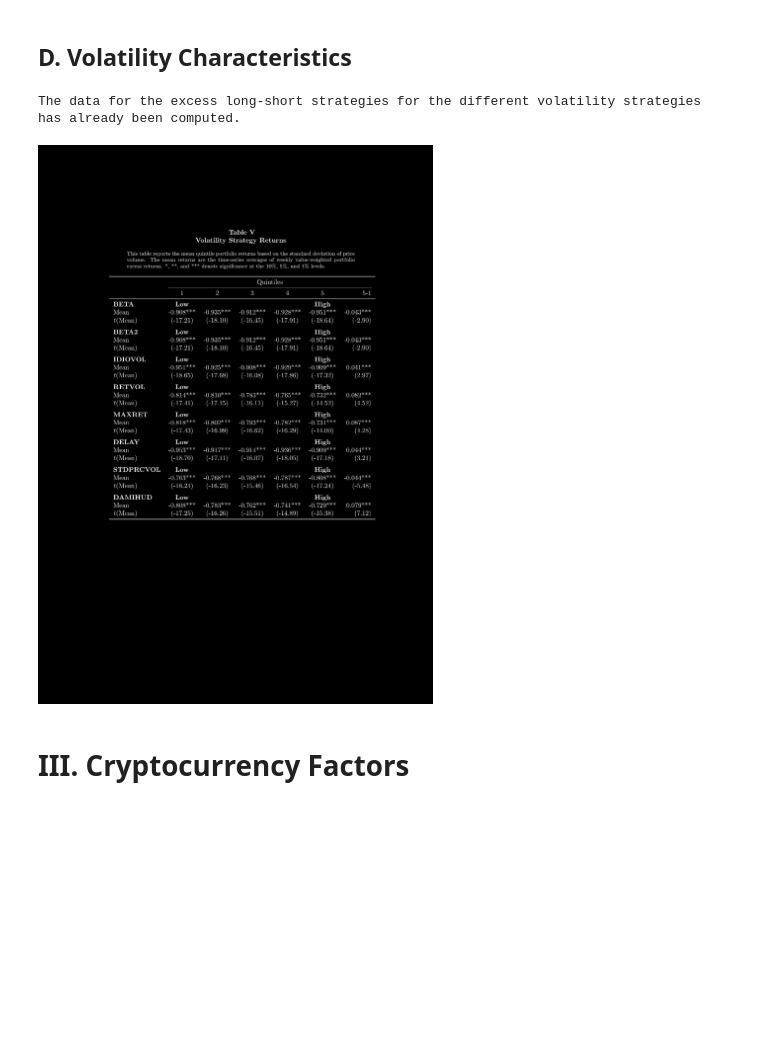
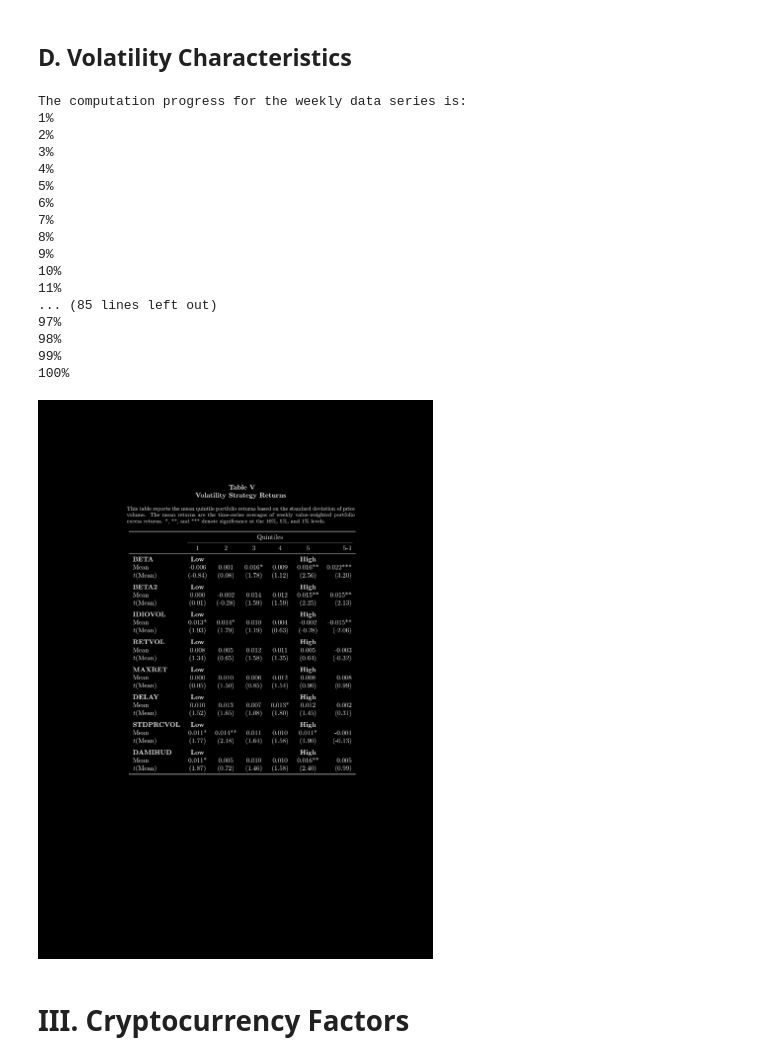
Before and after one commit to MarcGehring97/Crypto-Currency-Asset-Pricing, a Jupyter notebook: main.ipynb, the cells around one changed output. Drawn from its saved outputs; the diff is of its cells as text; code cells hidden in the pictures; blank space fills up the shorter version.

```diff
--- a/main.ipynb
+++ b/main.ipynb
@@ -196,24 +212,24 @@ ethereum_weekly_returns = weekly_returns_data[weekly_returns_data["coin_id"] ==
 
 year_and_week = (market_weekly_returns.index.isocalendar().year + market_weekly_returns.index.isocalendar().week / 52).tolist()
 
-market_weekly_returns["market_index"] = (1 + market_weekly_returns["market_excess_return"]).cumprod()
+market_weekly_returns["market_index"] = (1 + market_weekly_returns["market_return"]).cumprod()
 # setting the first value of return_index to 1
 market_weekly_returns.loc[market_weekly_returns.index == market_weekly_returns.index.min(), "market_index"] = 1
 # imputing missing index values with the last non-missing value
 market_weekly_returns["market_index"] = market_weekly_returns["market_index"].fillna(method='ffill')
 market_index = market_weekly_returns["market_index"].tolist()
 
-bitcoin_weekly_returns["bitcoin_index"] = (1 + bitcoin_weekly_returns["return"]).cumprod()
+bitcoin_weekly_returns["bitcoin_index"] = (1 + bitcoin_weekly_returns["old_return"]).cumprod()
 bitcoin_weekly_returns.loc[bitcoin_weekly_returns.index == bitcoin_weekly_returns.index.min(), "bitcoin_index"] = 1
 bitcoin_weekly_returns["bitcoin_index"] = bitcoin_weekly_returns["bitcoin_index"].fillna(method='ffill')
 bitcoin_index = bitcoin_weekly_returns["bitcoin_index"].tolist()
 
-ripple_weekly_returns["ripple_index"] = (1 + ripple_weekly_returns["return"]).cumprod()
+ripple_weekly_returns["ripple_index"] = (1 + ripple_weekly_returns["old_return"]).cumprod()
 ripple_weekly_returns.loc[ripple_weekly_returns.index == ripple_weekly_returns.index.min(), "ripple_index"] = 1
 ripple_weekly_returns["ripple_index"] = ripple_weekly_returns["ripple_index"].fillna(method='ffill')
 ripple_index = ripple_weekly_returns["ripple_index"].tolist()
 
-ethereum_weekly_returns["ethereum_index"] = (1 + ethereum_weekly_returns["return"]).cumprod()
+ethereum_weekly_returns["ethereum_index"] = (1 + ethereum_weekly_returns["old_return"]).cumprod()
 ethereum_weekly_returns.loc[ethereum_weekly_returns.index == ethereum_weekly_returns.index.min(), "ethereum_index"] = 1
 ethereum_weekly_returns["ethereum_index"] = ethereum_weekly_returns["ethereum_index"].fillna(method='ffill')
 ethereum_index = ethereum_weekly_returns["ethereum_index"].tolist()
@@ -280,7 +296,7 @@ if not os.path.exists(directory + "/quintile_size_data.csv"):
     for size_characteristic in ["log_market_cap", "log_price", "log_max_price", "age"]:
         quintile_returns_data = helpers.quintile_returns(weekly_returns_data, size_characteristic)
         # subtracting the risk-free rate from every column of quintile returns
-        quintile_returns_data = quintile_returns_data.sub(quintile_data["DGS1MO"], axis=0)
+        quintile_returns_data = quintile_returns_data.sub(quintile_data["RF"], axis=0)
         quintile_data = pd.concat([quintile_data, quintile_returns_data], axis=1)
         # computing the returns of the long-short strategy
         quintile_data[size_characteristic + "_long_short"] = np.where(quintile_data[size_characteristic + "_q1"].isna(), quintile_data[size_characteristic + "_q5"], quintile_data[size_characteristic + "_q5"] - quintile_data[size_characteristic + "_q1"])
@@ -346,7 +362,7 @@ if not os.path.exists(directory + "/quintile_momentum_data.csv"):
         # here we can use the quintile function for the past returns
         quintile_returns_data = helpers.quintile_returns(weekly_returns_data, momentum_return_series)
         # subtracting the risk-free rate from every column of quintile returns
-        quintile_returns_data = quintile_returns_data.sub(quintile_data["DGS1MO"], axis=0)
+        quintile_returns_data = quintile_returns_data.sub(quintile_data["RF"], axis=0)
         quintile_data = pd.concat([quintile_data, quintile_returns_data], axis=1)
         # computing the return of the long-short strategy
         quintile_data[momentum_return_series + "_long_short"] = np.where(quintile_data[momentum_return_series + "_q1"].isna(), quintile_data[momentum_return_series + "_q5"], quintile_data[momentum_return_series + "_q5"] - quintile_data[momentum_return_series + "_q1"])
@@ -401,7 +417,7 @@ if not os.path.exists(directory + "/quintile_volume_data.csv"):
         # here we can use the quintile function for the past returns
         quintile_returns_data = helpers.quintile_returns(weekly_returns_data, volume_measure)
         # subtracting the risk-free rate from every column of quintile returns
-        quintile_returns_data = quintile_returns_data.sub(quintile_data["DGS1MO"], axis=0)
+        quintile_returns_data = quintile_returns_data.sub(quintile_data["RF"], axis=0)
         quintile_data = pd.concat([quintile_data, quintile_returns_data], axis=1)
         # computing the returns of the long-short strategy
         quintile_data[volume_measure + "_long_short"] = np.where(quintile_data[volume_measure + "_q1"].isna(), quintile_data[volume_measure + "_q5"], quintile_data[volume_measure + "_q5"] - quintile_data[volume_measure + "_q1"])
@@ -445,7 +461,7 @@ if not os.path.exists(directory + "/weekly_returns_volatility_data.csv"):
     daily_trading_data["return"] = daily_trading_data.groupby("coin_id", group_keys=False)["return"].transform(lambda x: x.loc[x.first_valid_index():].fillna(x.mean()))
     # computing the excess returns of the daily data
     number_unique_coins = daily_trading_data["coin_id"].nunique()
-    daily_trading_data = daily_trading_data.assign(risk_free_rate=np.tile(risk_free_rate_daily_data["DGS1MO"].values, number_unique_coins))
+    daily_trading_data = daily_trading_data.assign(risk_free_rate=np.tile(risk_free_rate_daily_data["RF"].values, number_unique_coins))
     daily_trading_data = daily_trading_data.assign(excess_return=daily_trading_data["return"] - daily_trading_data["risk_free_rate"])
     # computing the daily excess crypto market factor
     market_return = daily_trading_data.groupby(daily_trading_data.index, group_keys=False).apply(lambda x: (x["return"]*x["market_cap"]).sum()/x["market_cap"].sum())
@@ -455,11 +471,11 @@ if not os.path.exists(directory + "/weekly_returns_volatility_data.csv"):
     daily_trading_data = daily_trading_data.assign(market_excess_return=daily_trading_data["market_return"] - daily_trading_data["risk_free_rate"])
     # computing the market return factor lagged by 1 day
     daily_trading_data = daily_trading_data.assign(market_lagged_one_day=np.tile(market_return.shift(1).values, number_unique_coins))
-    daily_trading_data = daily_trading_data.assign(risk_free_lagged_one_day=np.tile(risk_free_rate_daily_data["DGS1MO"].shift(1).values, number_unique_coins))
+    daily_trading_data = daily_trading_data.assign(risk_free_lagged_one_day=np.tile(risk_free_rate_daily_data["RF"].shift(1).values, number_unique_coins))
     daily_trading_data = daily_trading_data.assign(market_lagged_one_day=daily_trading_data["market_lagged_one_day"] - daily_trading_data["risk_free_lagged_one_day"])
     # computing the market return facotr lagged by 2 days
     daily_trading_data = daily_trading_data.assign(market_lagged_two_days=np.tile(market_return.shift(2).values, number_unique_coins))
-    daily_trading_data = daily_trading_data.assign(risk_free_lagged_two_days=np.tile(risk_free_rate_daily_data["DGS1MO"].shift(2).values, number_unique_coins))
+    daily_trading_data = daily_trading_data.assign(risk_free_lagged_two_days=np.tile(risk_free_rate_daily_data["RF"].shift(2).values, number_unique_coins))
     daily_trading_data = daily_trading_data.assign(market_lagged_two_days=daily_trading_data["market_lagged_two_days"] - daily_trading_data["risk_free_lagged_two_days"])
     # filling in the missing values with last known value
     date_range = pd.date_range(start=start_date, end=end_date, freq="D")
@@ -536,36 +552,52 @@ else:
 if not os.path.exists(directory + "/quintile_volatility_data.csv"):
 
     quintile_data = risk_free_rate
     volatility_measures = ["beta", "standard_deviation", "max_return", "log_volume_std", "abs_return_per_volume", "beta_squared", "residual_std", "r_squared_difference"]
     for volatility_measure in volatility_measures:
         # here we can use the quintile function for the past returns
         quintile_returns_data = helpers.quintile_returns(weekly_returns_data, volatility_measure)
         # subtracting the risk-free rate from every column of quintile returns
-        quintile_returns_data = quintile_returns_data.sub(quintile_data["DGS1MO"], axis=0)
+        quintile_returns_data = quintile_returns_data.sub(quintile_data["RF"], axis=0)
         quintile_data = pd.concat([quintile_data, quintile_returns_data], axis=1)
         # computing the returns of the long-short strategy
         quintile_data[volatility_measure + "_long_short"] = np.where(quintile_data[volatility_measure + "_q1"].isna(), quintile_data[volatility_measure + "_q5"], quintile_data[volatility_measure + "_q5"] - quintile_data[volatility_measure + "_q1"])
 
     quintile_data.index.name = "date"
     # downloading the data
     quintile_data.to_csv(directory + "/quintile_volatility_data.csv")
 else:
     print("The data for the excess long-short strategies for the different volatility strategies has already been computed.")
     quintile_data = pd.read_csv(directory + "/quintile_volatility_data.csv", index_col=["date"])
     quintile_data.index = pd.to_datetime(quintile_data.index)
     # truncating the data set in case it is longer than the period set by start_date and end_date
     date_range = pd.date_range(start=start_date, end=end_date, freq="W-SUN")
     quintile_data = quintile_data.reindex(date_range)
 
 volatility_measures = ["beta", "standard_deviation", "max_return", "log_volume_std", "abs_return_per_volume", "beta_squared", "residual_std", "r_squared_difference"]
 helpers.render_quintiles(quintile_data, "latex_templates/volatility_quintiles.tex", volatility_measures, invert)
 
 pdf_path = os.getcwd() + "/cover.pdf"
 img = Image(filename=pdf_path, resolution=100)
 img
 # %% [output]
-The data for the excess long-short strategies for the different volatility strategies has already been computed.
+The computation progress for the weekly data series is:
+1%
+2%
+3%
+4%
+5%
+6%
+7%
+8%
+9%
+10%
+11%
+... (85 lines left out)
+97%
+98%
+99%
+100%
-[figure, old version]
+[figure, new version]
 # %% [markdown]
 <a id="III._Cryptoccurency_Factors"></a>
 # III. Cryptocurrency Factors
```
Also changed, not shown: parts of 7 cells of this notebook, 5 other files.
